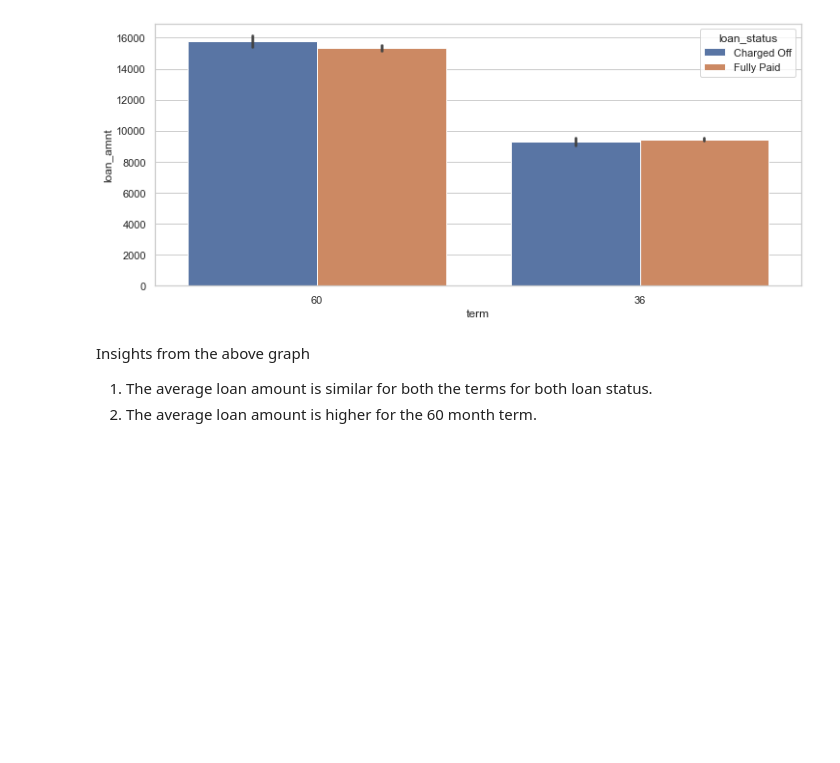
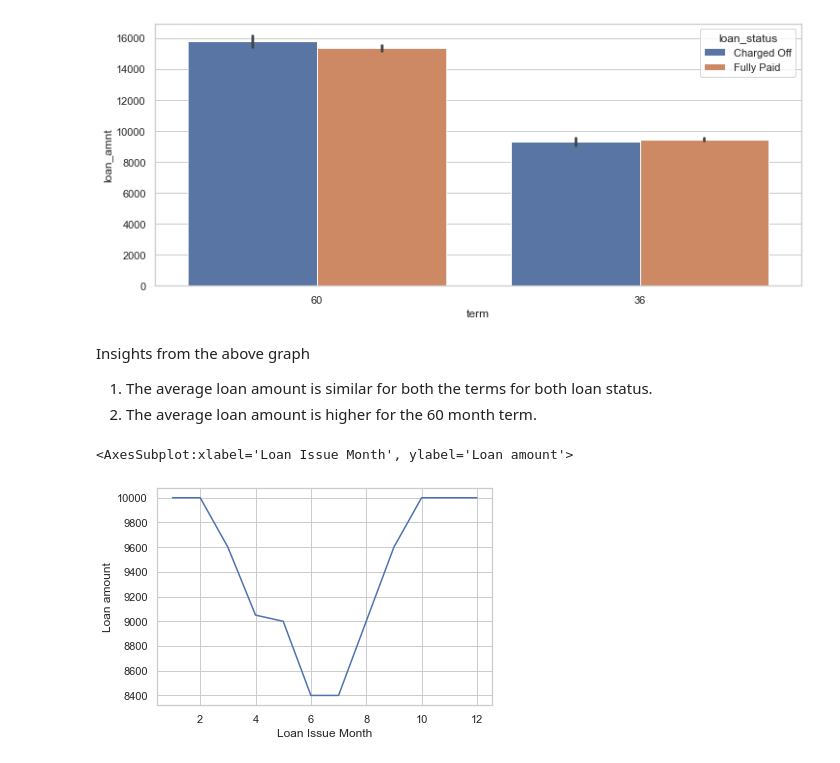
Before and after one commit to Harshulagarwal/LendingClubCaseStudy, a Jupyter notebook: LENDING_CLUB_CASE_STUDY.ipynb, the cells around one changed output. Saved outputs shown, nothing was run; the diff lists cells and outputs as text; code cells hidden in the pictures; blank space fills up the shorter version.

```diff
--- a/LENDING_CLUB_CASE_STUDY.ipynb
+++ b/LENDING_CLUB_CASE_STUDY.ipynb
@@ -779,7 +775,12 @@ sns.barplot(x="term", y="loan_amnt", hue="loan_status", data=loan)
 plt.show()
 # %% [output]
 [figure]
-# %% [markdown]
-Insights from the above graph
-1. The average loan amount is similar for both the terms for both loan status.
-2. The average loan amount is higher for the 60 month term.
+# %% [markdown]
+Insights from the above graph
+1. The average loan amount is similar for both the terms for both loan status.
+2. The average loan amount is higher for the 60 month term.
+# %%
+loan.groupby(loan['issue_d'].dt.month)['loan_amnt'].median().plot.line(xlabel='Loan Issue Month', ylabel='Loan amount')
+# %% [output]
+<AxesSubplot:xlabel='Loan Issue Month', ylabel='Loan amount'>
+[figure, added]
```
Also changed, not shown: parts of 31 cells of this notebook.
